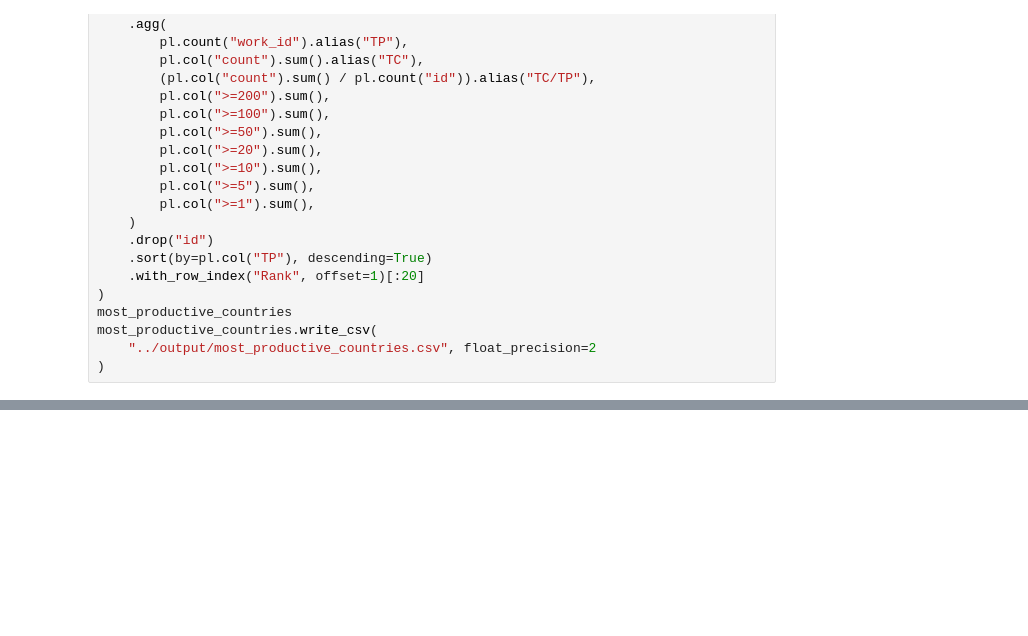
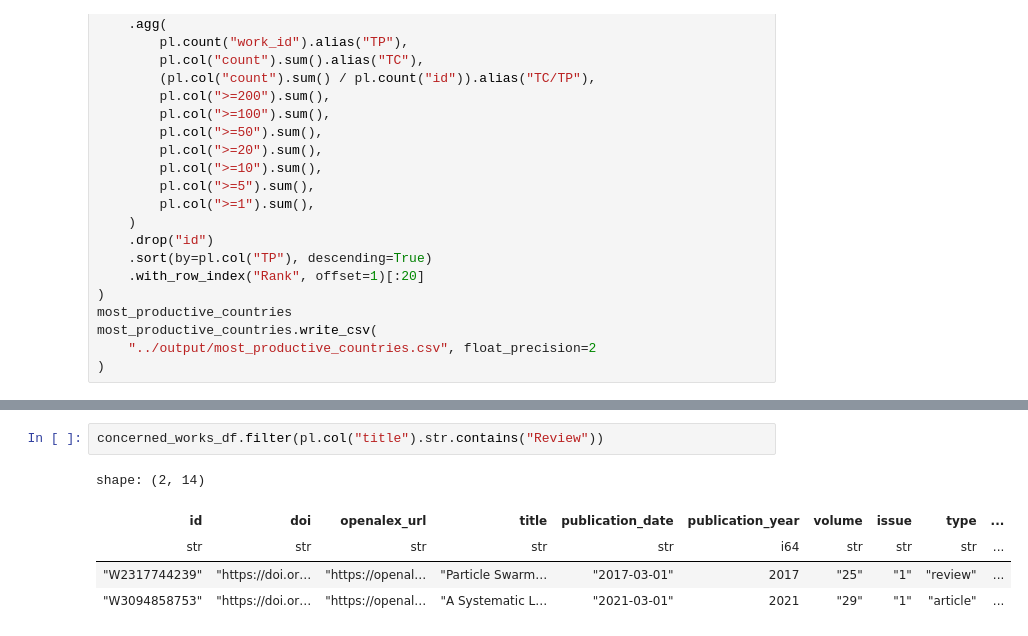
Before and after one commit to hussainmahmood/openalex-extractor, a Jupyter notebook: dev-scratch/bibliometric-analysis.ipynb, the cells around one changed output, grey strips where cells are left out. Saved outputs shown, nothing was run; the diff lists cells and outputs as text; blank space fills up the shorter version.

```diff
--- a/dev-scratch/bibliometric-analysis.ipynb
+++ b/dev-scratch/bibliometric-analysis.ipynb
@@ -474,0 +580,8 @@ top_referenced_authors_sources.write_csv(
+# %%
+concerned_works_df.filter(pl.col("title").str.contains("Review"))
+# %% [output]
+shape: (2, 14)
+| id | doi | openalex_url | title | publication_date | publication_year | volume | issue | type | ... |
+| str | str | str | str | str | i64 | str | str | str | ... |
+| "W2317744239" | "https://doi.or… | "https://openal… | "Particle Swarm… | "2017-03-01" | 2017 | "25" | "1" | "review" | ... |
+| "W3094858753" | "https://doi.or… | "https://openal… | "A Systematic L… | "2021-03-01" | 2021 | "29" | "1" | "article" | ... |
```
Also changed, not shown: parts of 6 cells of this notebook.
